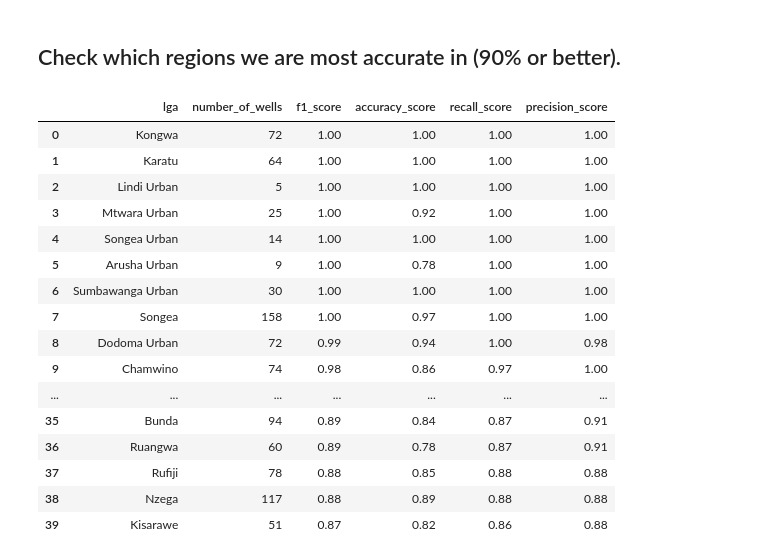
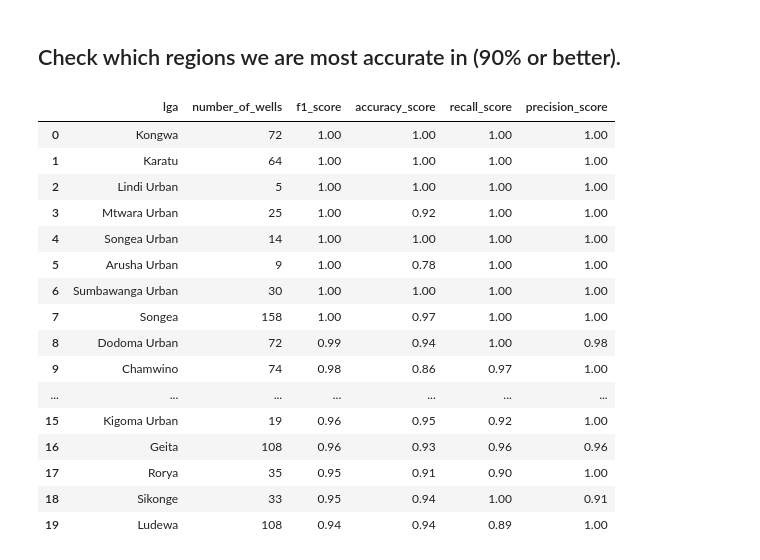
Before and after one commit to Caellwyn/well-predicter-tanzania, a Jupyter notebook: data_exploration/accuracy_map.ipynb, the cells around one changed output. Saved outputs shown, nothing was run; the diff lists cells and outputs as text; code cells hidden in the pictures.

```diff
--- a/data_exploration/accuracy_map.ipynb
+++ b/data_exploration/accuracy_map.ipynb
@@ -42,8 +44,10 @@ for district in df_grouped['lga']:
     dist_df = df_acc[df_acc['lga'] == district]
     accuracy_scores.append(round(accuracy_score(dist_df['y_true'], dist_df['y_pred']),2))
     recall_scores.append(round(well_recall(dist_df['y_true'], dist_df['y_pred']),2))
-    precision_scores.append(round(precision_score(dist_df['y_true'], dist_df['y_pred'],average = None)[0],2))
-    f1_scores.append(round(f1_score(dist_df['y_true'], dist_df['y_pred'],average = None)[0],2))
+    precision_scores.append(round(precision_score(dist_df['y_true'], dist_df['y_pred'],
+                                                  average = None)[0],2))
+    f1_scores.append(round(f1_score(dist_df['y_true'], dist_df['y_pred'],
+                                    average = None)[0],2))
 df_grouped['recall_score'] = recall_scores
 df_grouped['accuracy_score'] = accuracy_scores
 df_grouped['precision_score'] = precision_scores
@@ -110,26 +120,26 @@ plt.show()
 # %%
 best_accuracy = df_geo.sort_values(by = 'f1_score', ascending = False).drop(columns = 'geometry').reset_index()
 best_accuracy = best_accuracy.rename({'id':'number_of_wells'}, axis = 1).fillna(0)
 best_accuracy['number_of_wells'] = best_accuracy['number_of_wells'].astype(int)
 cols = ['lga','number_of_wells','f1_score','accuracy_score','recall_score','precision_score']
 best_accuracy = best_accuracy[cols]
-dfi.export(best_accuracy.head(40),'figures/best_accuracy_df.png')
-best_accuracy.head(40)
+dfi.export(best_accuracy.head(20),'figures/best_accuracy_df.png')
+best_accuracy.head(20)
 # %% [output]
 |  | lga | number_of_wells | f1_score | accuracy_score | recall_score | precision_score |
 | 0 | Kongwa | 72 | 1.00 | 1.00 | 1.00 | 1.00 |
 | 1 | Karatu | 64 | 1.00 | 1.00 | 1.00 | 1.00 |
 | 2 | Lindi Urban | 5 | 1.00 | 1.00 | 1.00 | 1.00 |
 | 3 | Mtwara Urban | 25 | 1.00 | 0.92 | 1.00 | 1.00 |
 | 4 | Songea Urban | 14 | 1.00 | 1.00 | 1.00 | 1.00 |
 | 5 | Arusha Urban | 9 | 1.00 | 0.78 | 1.00 | 1.00 |
 | 6 | Sumbawanga Urban | 30 | 1.00 | 1.00 | 1.00 | 1.00 |
 | 7 | Songea | 158 | 1.00 | 0.97 | 1.00 | 1.00 |
 | 8 | Dodoma Urban | 72 | 0.99 | 0.94 | 1.00 | 0.98 |
 | 9 | Chamwino | 74 | 0.98 | 0.86 | 0.97 | 1.00 |
 | ... | ... | ... | ... | ... | ... | ... |
-| 35 | Bunda | 94 | 0.89 | 0.84 | 0.87 | 0.91 |
-| 36 | Ruangwa | 60 | 0.89 | 0.78 | 0.87 | 0.91 |
-| 37 | Rufiji | 78 | 0.88 | 0.85 | 0.88 | 0.88 |
-| 38 | Nzega | 117 | 0.88 | 0.89 | 0.88 | 0.88 |
-| 39 | Kisarawe | 51 | 0.87 | 0.82 | 0.86 | 0.88 |
+| 15 | Kigoma Urban | 19 | 0.96 | 0.95 | 0.92 | 1.00 |
+| 16 | Geita | 108 | 0.96 | 0.93 | 0.96 | 0.96 |
+| 17 | Rorya | 35 | 0.95 | 0.91 | 0.90 | 1.00 |
+| 18 | Sikonge | 33 | 0.95 | 0.94 | 1.00 | 0.91 |
+| 19 | Ludewa | 108 | 0.94 | 0.94 | 0.89 | 1.00 |
```
Also changed, not shown: parts of 6 cells of this notebook, 3 other files.
